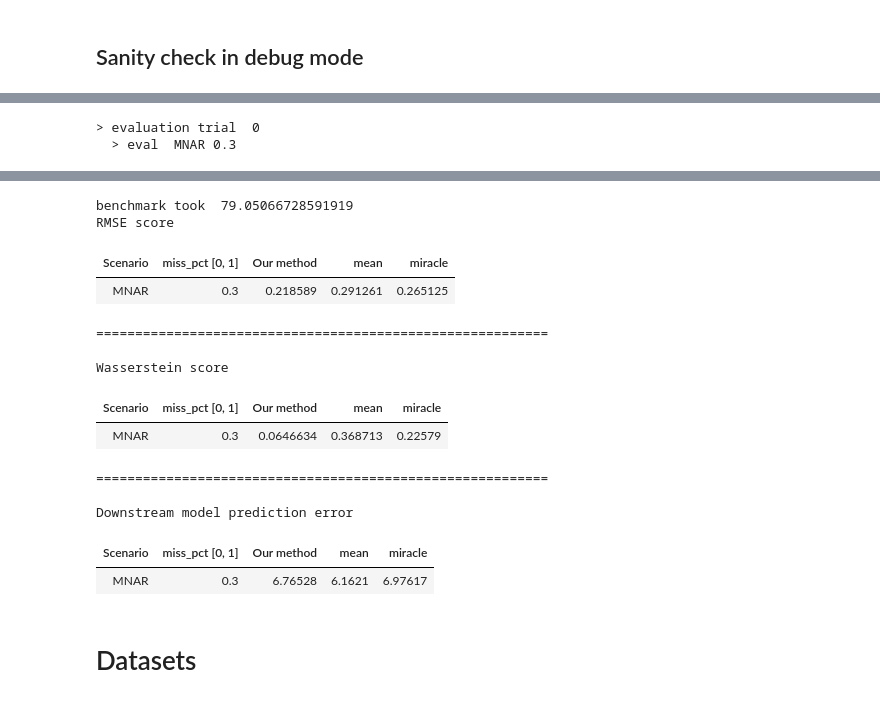
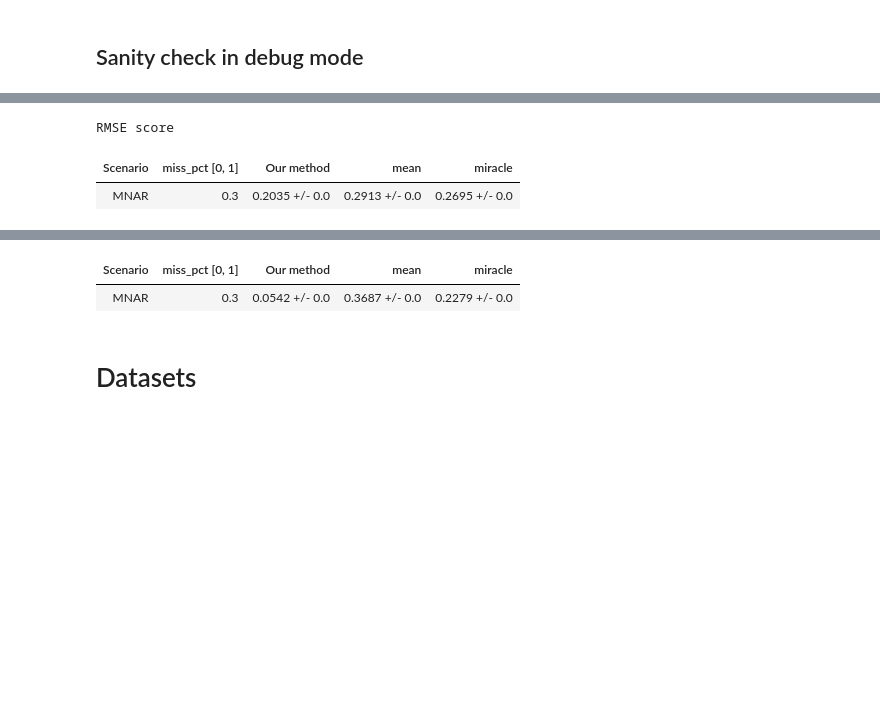
Before and after one commit to vanderschaarlab/hyperimpute, a Jupyter notebook: tutorials/experiments_01_hyperimpute_with_bayesian_optimization.ipynb, the cells around one changed output, grey strips where cells are left out. Cells and saved outputs as stored; diff of their text form; code cells hidden in the pictures; blank space fills up the shorter version.

Commit message:
cleanup benchmarks

```diff
--- a/tutorials/tutorial_04_hyperimpute_with_bayesian_optimization.ipynb
+++ b/tutorials/experiments_01_hyperimpute_with_bayesian_optimization.ipynb
@@ -75,16 +80,22 @@ def evaluate_dataset_repeated(
 # %% [markdown]
 ## Sanity check in  debug mode
 # %%
-df = pd.read_csv('https://archive.ics.uci.edu/ml/machine-learning-databases/00291/airfoil_self_noise.dat', header = None, sep ="\\t")
+df = pd.read_csv(
+    "https://archive.ics.uci.edu/ml/machine-learning-databases/00291/airfoil_self_noise.dat",
+    header=None,
+    sep="\\t",
+)
 
 y = df[5]
-X_raw = df.drop(columns = [5])
+X_raw = df.drop(columns=[5])
 
-evaluate_dataset_repeated("airfoil_debug", X_raw, y,
-            scenarios =  ["MNAR"],
-            ref_methods=["mean", "miracle"],
-            debug = True,
-            n_iter = 1,
-            miss_pct = [0.3]
+evaluate_dataset_repeated(
+    "airfoil_debug",
+    X_raw,
+    y,
+    scenarios=["MNAR"],
+    ref_methods=["mean", "miracle"],
+    n_iter=1,
+    miss_pct=[0.3],
 )
 # %% [output]
@@ -92,2 +119,3 @@ evaluate_dataset_repeated("airfoil_debug", X_raw, y,
-> evaluation trial  0
-  > eval  MNAR 0.3
+RMSE score
+| Scenario | miss_pct [0, 1] | Our method | mean | miracle |
+| MNAR | 0.3 | 0.2035 +/- 0.0 | 0.2913 +/- 0.0 | 0.2695 +/- 0.0 |
@@ -111,17 +125,5 @@ evaluate_dataset_repeated("airfoil_debug", X_raw, y,
-benchmark took  79.05066728591919
-RMSE score
-| Scenario | miss_pct [0, 1] | Our method | mean | miracle |
-| MNAR | 0.3 | 0.218589 | 0.291261 | 0.265125 |
-==========================================================
-
-Wasserstein score
 | Scenario | miss_pct [0, 1] | Our method | mean | miracle |
-| MNAR | 0.3 | 0.0646634 | 0.368713 | 0.22579 |
+| MNAR | 0.3 | 0.0542 +/- 0.0 | 0.3687 +/- 0.0 | 0.2279 +/- 0.0 |
-==========================================================
-
-Downstream model prediction error
-| Scenario | miss_pct [0, 1] | Our method | mean | miracle |
-| MNAR | 0.3 | 6.76528 | 6.1621 | 6.97617 |
 # %% [markdown]
 # Datasets
 # %%
```
Also changed, not shown: parts of 30 cells of this notebook, 4 other files.
